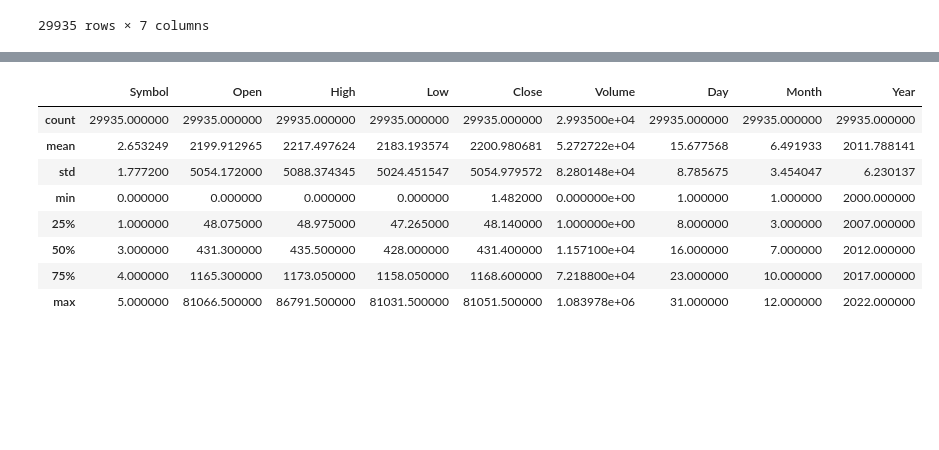
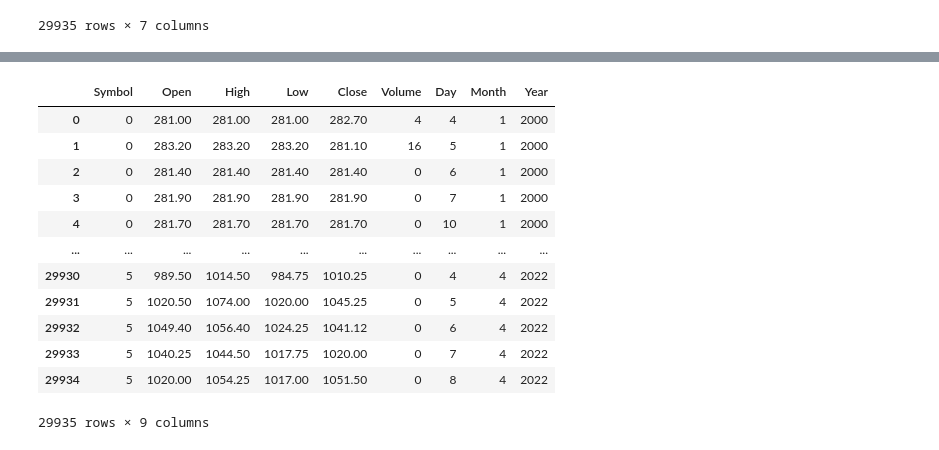
Before and after one commit to ViliLuosujarvi/Machine_Learning_2024, a Jupyter notebook: Project3_SVM/SVM.ipynb, the cells around one changed output, grey strips where cells are left out. Drawn from its saved outputs; the diff is of its cells as text; code cells hidden in the pictures; blank space fills up the shorter version.

```diff
--- a/Project3_SVM/SVM.ipynb
+++ b/Project3_SVM/SVM.ipynb
@@ -118,15 +123,19 @@ y = df['Close']
 # %%
-df.describe()
+df
 # %% [output]
 |  | Symbol | Open | High | Low | Close | Volume | Day | Month | Year |
-| count | 29935.000000 | 29935.000000 | 29935.000000 | 29935.000000 | 29935.000000 | 2.993500e+04 | 29935.000000 | 29935.000000 | 29935.000000 |
-| mean | 2.653249 | 2199.912965 | 2217.497624 | 2183.193574 | 2200.980681 | 5.272722e+04 | 15.677568 | 6.491933 | 2011.788141 |
-| std | 1.777200 | 5054.172000 | 5088.374345 | 5024.451547 | 5054.979572 | 8.280148e+04 | 8.785675 | 3.454047 | 6.230137 |
-| min | 0.000000 | 0.000000 | 0.000000 | 0.000000 | 1.482000 | 0.000000e+00 | 1.000000 | 1.000000 | 2000.000000 |
-| 25% | 1.000000 | 48.075000 | 48.975000 | 47.265000 | 48.140000 | 1.000000e+00 | 8.000000 | 3.000000 | 2007.000000 |
-| 50% | 3.000000 | 431.300000 | 435.500000 | 428.000000 | 431.400000 | 1.157100e+04 | 16.000000 | 7.000000 | 2012.000000 |
-| 75% | 4.000000 | 1165.300000 | 1173.050000 | 1158.050000 | 1168.600000 | 7.218800e+04 | 23.000000 | 10.000000 | 2017.000000 |
-| max | 5.000000 | 81066.500000 | 86791.500000 | 81031.500000 | 81051.500000 | 1.083978e+06 | 31.000000 | 12.000000 | 2022.000000 |
+| 0 | 0 | 281.00 | 281.00 | 281.00 | 282.70 | 4 | 4 | 1 | 2000 |
+| 1 | 0 | 283.20 | 283.20 | 283.20 | 281.10 | 16 | 5 | 1 | 2000 |
+| 2 | 0 | 281.40 | 281.40 | 281.40 | 281.40 | 0 | 6 | 1 | 2000 |
+| 3 | 0 | 281.90 | 281.90 | 281.90 | 281.90 | 0 | 7 | 1 | 2000 |
+| 4 | 0 | 281.70 | 281.70 | 281.70 | 281.70 | 0 | 10 | 1 | 2000 |
+| ... | ... | ... | ... | ... | ... | ... | ... | ... | ... |
+| 29930 | 5 | 989.50 | 1014.50 | 984.75 | 1010.25 | 0 | 4 | 4 | 2022 |
+| 29931 | 5 | 1020.50 | 1074.00 | 1020.00 | 1045.25 | 0 | 5 | 4 | 2022 |
+| 29932 | 5 | 1049.40 | 1056.40 | 1024.25 | 1041.12 | 0 | 6 | 4 | 2022 |
+| 29933 | 5 | 1040.25 | 1044.50 | 1017.75 | 1020.00 | 0 | 7 | 4 | 2022 |
+| 29934 | 5 | 1020.00 | 1054.25 | 1017.00 | 1051.50 | 0 | 8 | 4 | 2022 |
+29935 rows × 9 columns
 # %%
 # version 1, SciPy, extreme outliers that go under -3 or over +3 in normal distribution
 from scipy import stats
```
Also changed, not shown: parts of 29 cells of this notebook, 1 other file.
